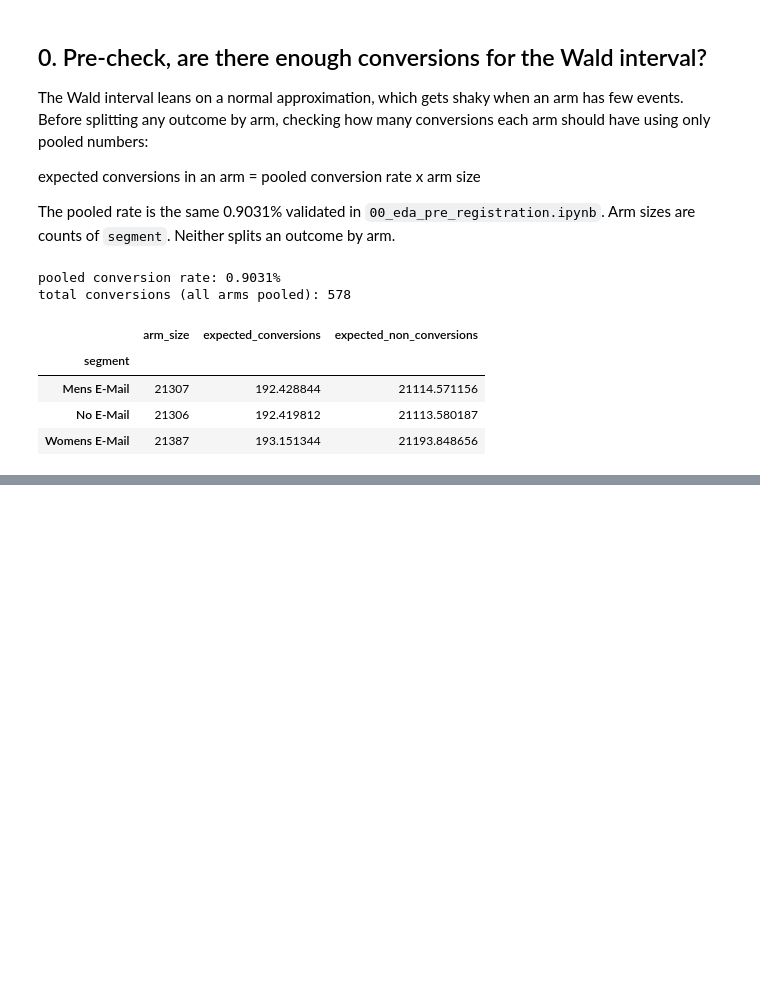
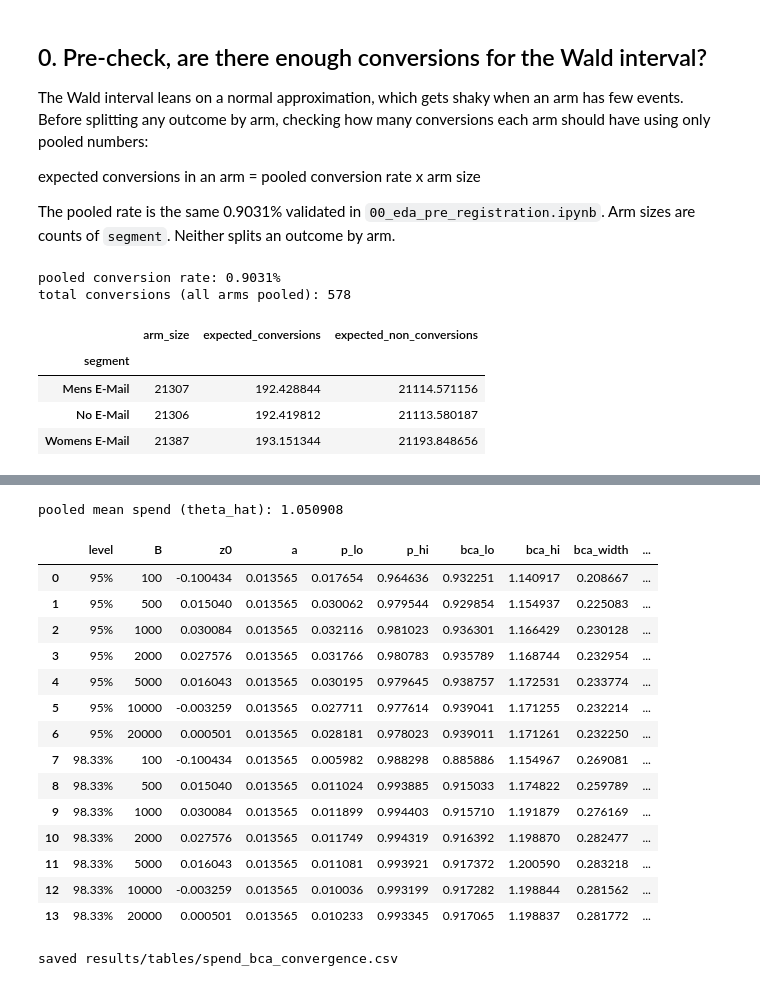
Before and after one commit to luisesparza3347/ab-testing-experiments, a Jupyter notebook: notebooks/02_primary_readout.ipynb, the cells around one changed output, grey strips where cells are left out. Saved outputs shown, nothing was run; the diff lists cells and outputs as text; code cells hidden in the pictures; blank space fills up the shorter version.

```diff
--- a/notebooks/02_primary_readout.ipynb
+++ b/notebooks/02_primary_readout.ipynb
@@ -56,0 +61,13 @@ total conversions (all arms pooled): 578
+# %%
+from statsmodels.stats.proportion import confint_proportions_2indep
+from statsmodels.stats.multitest import multipletests
+
+ALPHA = 0.05
+N_COMPARISONS = 3
+ALPHA_ADJ = ALPHA / N_COMPARISONS
+MDE = 0.005
+
+by_arm = df.groupby("segment")["conversion"].agg(n="count", conversions="sum")
+by_arm["rate"] = by_arm["conversions"] / by_arm["n"]
+by_arm["variance_term"] = by_arm["rate"] * (1 - by_arm["rate"]) / by_arm["n"]
+by_arm.style.format({"rate": "{:.4%}", "variance_term": "{:.3e}"})
@@ -56,0 +253,58 @@ total conversions (all arms pooled): 578
+# %%
+def bca_interval(replicates, theta_hat, jack_values, alpha):
+    z0 = stats.norm.ppf(np.mean(replicates < theta_hat))
+    d = jack_values.mean() - jack_values
+    a = np.sum(d ** 3) / (6 * np.sum(d ** 2) ** 1.5)
+    z_lo, z_hi = stats.norm.ppf(alpha / 2), stats.norm.ppf(1 - alpha / 2)
+    p_lo = stats.norm.cdf(z0 + (z0 + z_lo) / (1 - a * (z0 + z_lo)))
+    p_hi = stats.norm.cdf(z0 + (z0 + z_hi) / (1 - a * (z0 + z_hi)))
+    lo, hi = np.percentile(replicates, [100 * p_lo, 100 * p_hi])
+    return lo, hi, z0, a, p_lo, p_hi
+
+rng = np.random.default_rng(seed=42)
+spend = df["spend"].to_numpy()
+n = len(spend)
+theta_hat = spend.mean()
+jack_pooled = (spend.sum() - spend) / (n - 1)
+
+max_b = 20000
+boot_means = np.empty(max_b)
+for b in range(max_b):
+    boot_means[b] = spend[rng.integers(0, n, size=n)].mean()
+
+rows = []
+for level_name, lvl_alpha in [("95%", ALPHA), ("98.33%", ALPHA_ADJ)]:
+    prev = None
+    for b in [100, 500, 1000, 2000, 5000, 10000, 20000]:
+        lo, hi, z0, a, p_lo, p_hi = bca_interval(boot_means[:b], theta_hat, jack_pooled, lvl_alpha)
+        width = hi - lo
+        rows.append({"level": level_name, "B": b, "z0": z0, "a": a, "p_lo": p_lo, "p_hi": p_hi,
+                     "bca_lo": lo, "bca_hi": hi, "bca_width": width,
+                     "pct_change_in_width_vs_prev": None if prev is None else (width / prev - 1) * 100})
+        prev = width
+
+bca_convergence = pd.DataFrame(rows)
+print(f"pooled mean spend (theta_hat): {theta_hat:.6f}")
+bca_convergence.round(6)
+# %% [output]
+pooled mean spend (theta_hat): 1.050908
+|  | level | B | z0 | a | p_lo | p_hi | bca_lo | bca_hi | bca_width | ... |
+| 0 | 95% | 100 | -0.100434 | 0.013565 | 0.017654 | 0.964636 | 0.932251 | 1.140917 | 0.208667 | ... |
+| 1 | 95% | 500 | 0.015040 | 0.013565 | 0.030062 | 0.979544 | 0.929854 | 1.154937 | 0.225083 | ... |
+| 2 | 95% | 1000 | 0.030084 | 0.013565 | 0.032116 | 0.981023 | 0.936301 | 1.166429 | 0.230128 | ... |
+| 3 | 95% | 2000 | 0.027576 | 0.013565 | 0.031766 | 0.980783 | 0.935789 | 1.168744 | 0.232954 | ... |
+| 4 | 95% | 5000 | 0.016043 | 0.013565 | 0.030195 | 0.979645 | 0.938757 | 1.172531 | 0.233774 | ... |
+| 5 | 95% | 10000 | -0.003259 | 0.013565 | 0.027711 | 0.977614 | 0.939041 | 1.171255 | 0.232214 | ... |
+| 6 | 95% | 20000 | 0.000501 | 0.013565 | 0.028181 | 0.978023 | 0.939011 | 1.171261 | 0.232250 | ... |
+| 7 | 98.33% | 100 | -0.100434 | 0.013565 | 0.005982 | 0.988298 | 0.885886 | 1.154967 | 0.269081 | ... |
+| 8 | 98.33% | 500 | 0.015040 | 0.013565 | 0.011024 | 0.993885 | 0.915033 | 1.174822 | 0.259789 | ... |
+| 9 | 98.33% | 1000 | 0.030084 | 0.013565 | 0.011899 | 0.994403 | 0.915710 | 1.191879 | 0.276169 | ... |
+| 10 | 98.33% | 2000 | 0.027576 | 0.013565 | 0.011749 | 0.994319 | 0.916392 | 1.198870 | 0.282477 | ... |
+| 11 | 98.33% | 5000 | 0.016043 | 0.013565 | 0.011081 | 0.993921 | 0.917372 | 1.200590 | 0.283218 | ... |
+| 12 | 98.33% | 10000 | -0.003259 | 0.013565 | 0.010036 | 0.993199 | 0.917282 | 1.198844 | 0.281562 | ... |
+| 13 | 98.33% | 20000 | 0.000501 | 0.013565 | 0.010233 | 0.993345 | 0.917065 | 1.198837 | 0.281772 | ... |
+# %%
+bca_convergence.to_csv(TABLES / "spend_bca_convergence.csv", index=False)
+print("saved results/tables/spend_bca_convergence.csv")
+# %% [output]
+saved results/tables/spend_bca_convergence.csv
```
Also changed, not shown: parts of 17 cells of this notebook, 5 other files.
